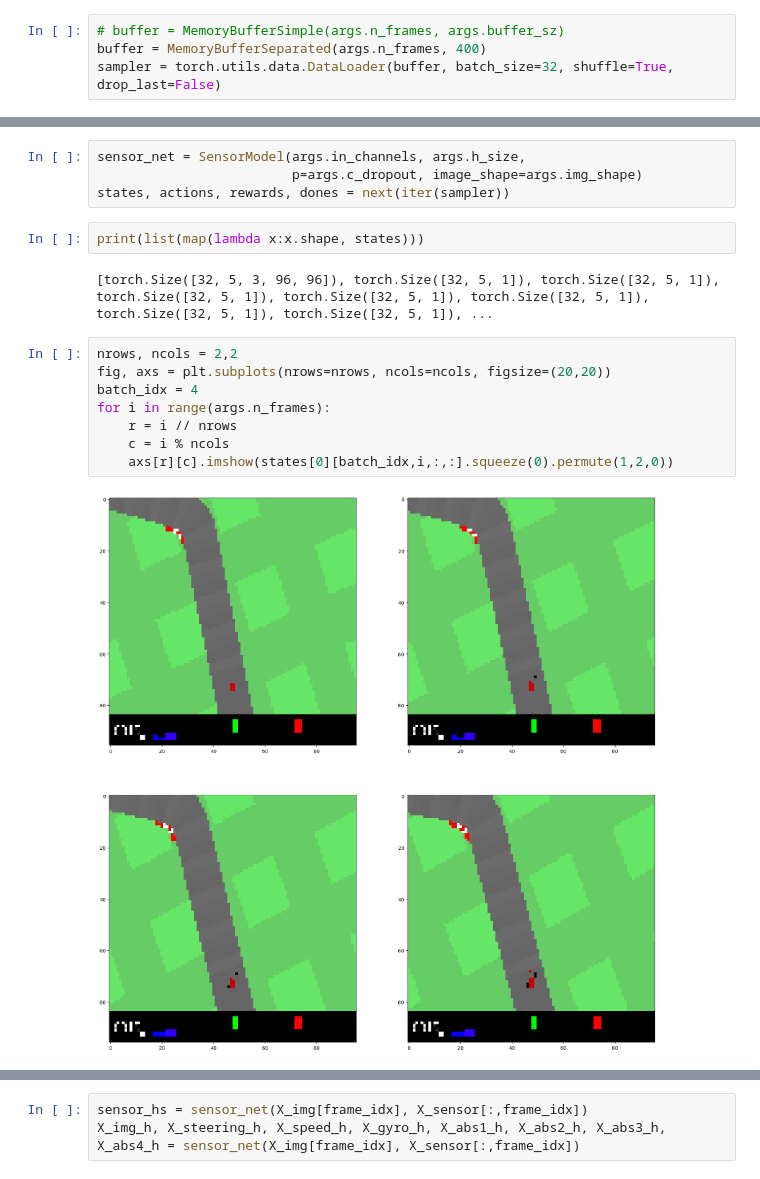
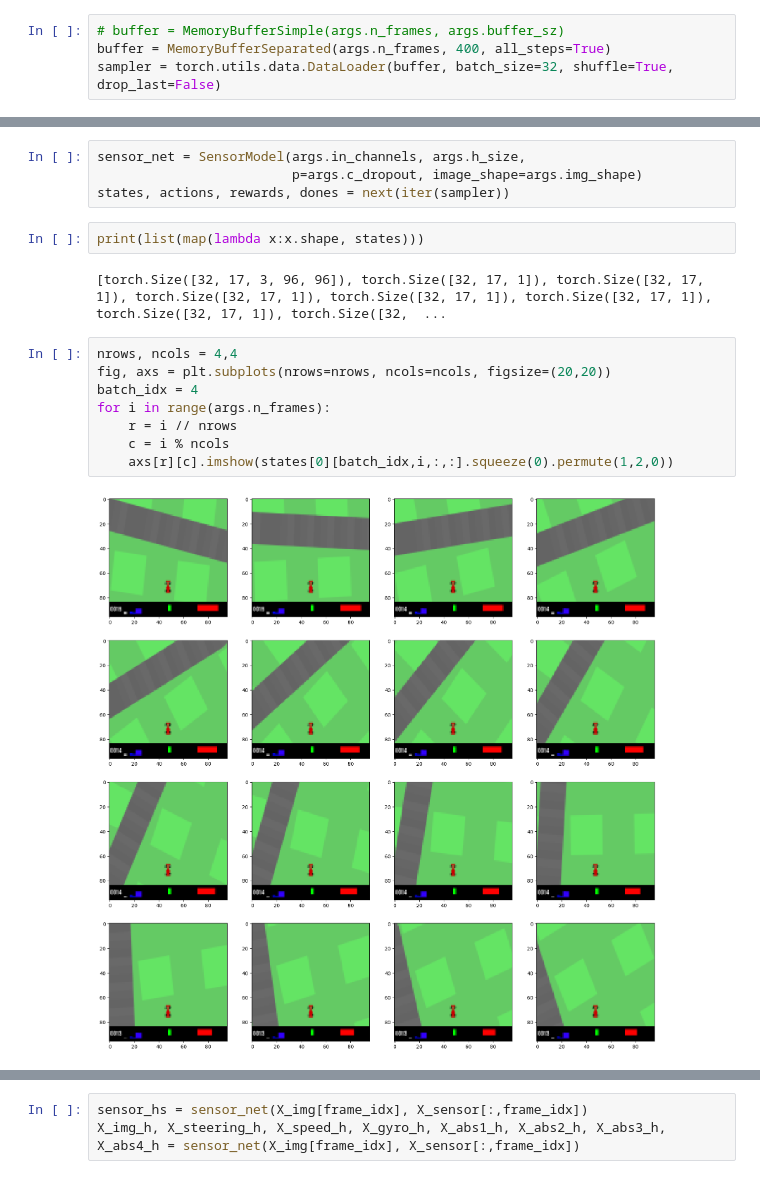
Before and after one commit to miladsamim/rl_ad, a Jupyter notebook: SAC/DQN_Agent/model.ipynb, the cells around one changed output, grey strips where cells are left out. Saved outputs shown, nothing was run; the diff lists cells and outputs as text.

```diff
--- a/SAC/DQN_Agent/model.ipynb
+++ b/SAC/DQN_Agent/model.ipynb
@@ -80,7 +80,7 @@ else:
 state_img = env.reset(seed=0)
 # %%
 # buffer = MemoryBufferSimple(args.n_frames, args.buffer_sz)
-buffer = MemoryBufferSeparated(args.n_frames, 400)
+buffer = MemoryBufferSeparated(args.n_frames, 400, all_steps=True)
 sampler = torch.utils.data.DataLoader(buffer, batch_size=32, shuffle=True, drop_last=False)
 # %%
 state = {'img': state_img,
@@ -131,17 +131,17 @@ states, actions, rewards, dones = next(iter(sampler))
 # %%
 print(list(map(lambda x:x.shape, states)))
 # %% [output]
-[torch.Size([32, 5, 3, 96, 96]), torch.Size([32, 5, 1]), torch.Size([32, 5, 1]), torch.Size([32, 5, 1]), torch.Size([32, 5, 1]), torch.Size([32, 5, 1]), torch.Size([32, 5, 1]), torch.Size([32, 5, 1]), ...
+[torch.Size([32, 17, 3, 96, 96]), torch.Size([32, 17, 1]), torch.Size([32, 17, 1]), torch.Size([32, 17, 1]), torch.Size([32, 17, 1]), torch.Size([32, 17, 1]), torch.Size([32, 17, 1]), torch.Size([32,  ...
 # %%
-nrows, ncols = 2,2
+nrows, ncols = 4,4
 fig, axs = plt.subplots(nrows=nrows, ncols=ncols, figsize=(20,20))
 batch_idx = 4
 for i in range(args.n_frames):
     r = i // nrows
     c = i % ncols
     axs[r][c].imshow(states[0][batch_idx,i,:,:].squeeze(0).permute(1,2,0))
 # %% [output]
-[figure, old version]
+[figure, new version]
 # %%
 frame_idx = 0
 X_img = states[0].transpose(0,1).to(args.device)
```
Also changed, not shown: parts of 10 cells of this notebook, 5 other files.
